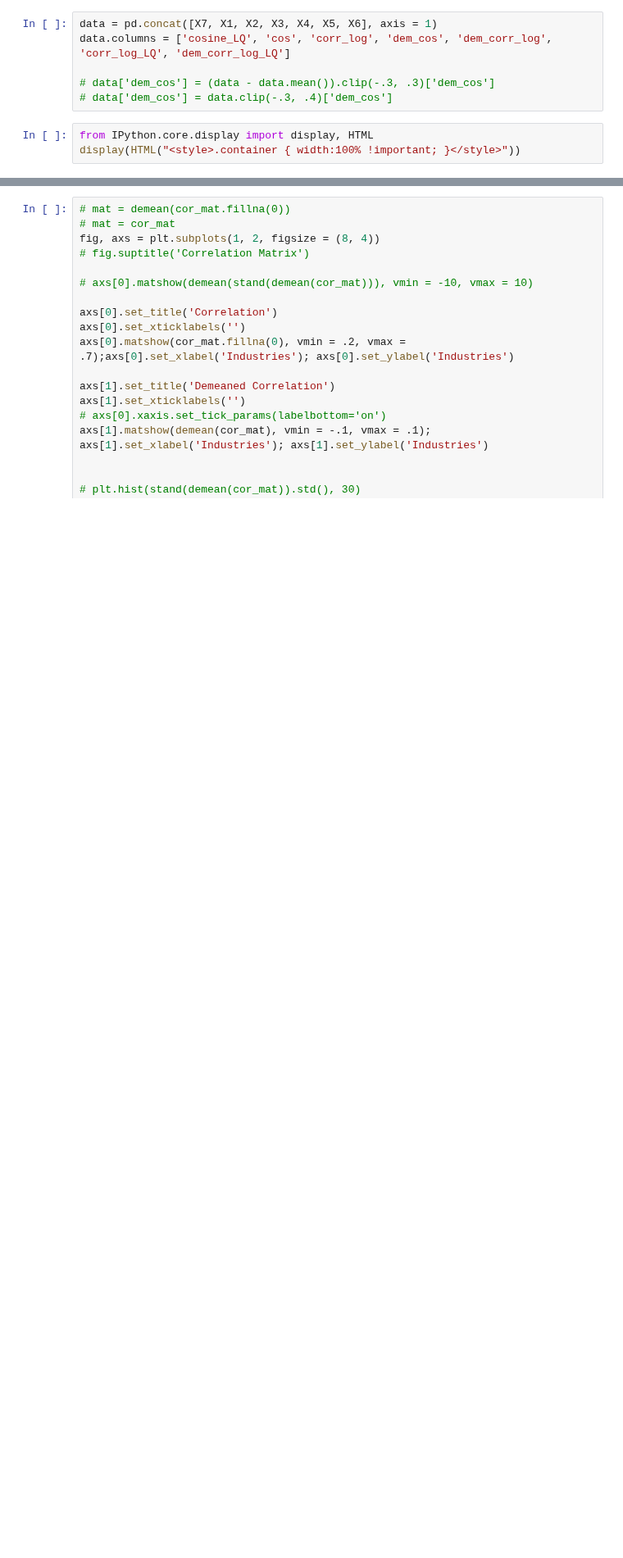
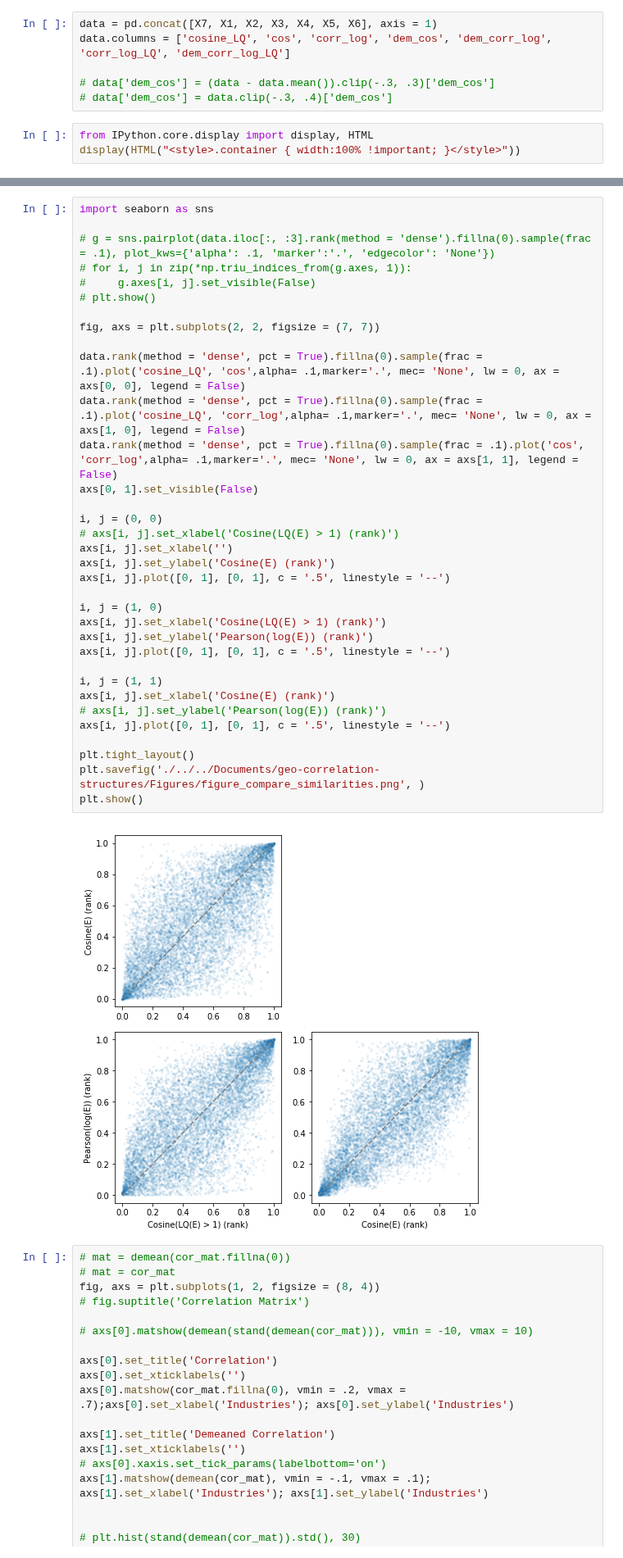
Before and after one commit to matuteiglesias/geo-correlation-structures, a Jupyter notebook: USA industries - Analysis - Cosine vs Pearson, etc.ipynb, the cells around one changed output, grey strips where cells are left out. Shown at 82% size. Cells and saved outputs as stored; diff of their text form; blank space fills up the shorter version.

Commit message:
Added user created data

```diff
--- a/USA industries - Analysis - Cosine vs Pearson, etc.ipynb
+++ b/USA industries - Analysis - Cosine vs Pearson, etc.ipynb
@@ -109,3 +101,39 @@ plt.show()
+# %%
+import seaborn as sns
+
+# g = sns.pairplot(data.iloc[:, :3].rank(method = 'dense').fillna(0).sample(frac = .1), plot_kws={'alpha': .1, 'marker':'.', 'edgecolor': 'None'})
+# for i, j in zip(*np.triu_indices_from(g.axes, 1)):
+#     g.axes[i, j].set_visible(False)
+# plt.show()
+
+fig, axs = plt.subplots(2, 2, figsize = (7, 7))
+
+data.rank(method = 'dense', pct = True).fillna(0).sample(frac = .1).plot('cosine_LQ', 'cos',alpha= .1,marker='.', mec= 'None', lw = 0, ax = axs[0, 0], legend = False)
+data.rank(method = 'dense', pct = True).fillna(0).sample(frac = .1).plot('cosine_LQ', 'corr_log',alpha= .1,marker='.', mec= 'None', lw = 0, ax = axs[1, 0], legend = False)
+data.rank(method = 'dense', pct = True).fillna(0).sample(frac = .1).plot('cos', 'corr_log',alpha= .1,marker='.', mec= 'None', lw = 0, ax = axs[1, 1], legend = False)
+axs[0, 1].set_visible(False)
+
+i, j = (0, 0)
+# axs[i, j].set_xlabel('Cosine(LQ(E) > 1) (rank)')
+axs[i, j].set_xlabel('')
+axs[i, j].set_ylabel('Cosine(E) (rank)')
+axs[i, j].plot([0, 1], [0, 1], c = '.5', linestyle = '--')
+
+i, j = (1, 0)
+axs[i, j].set_xlabel('Cosine(LQ(E) > 1) (rank)')
+axs[i, j].set_ylabel('Pearson(log(E)) (rank)')
+axs[i, j].plot([0, 1], [0, 1], c = '.5', linestyle = '--')
+
+i, j = (1, 1)
+axs[i, j].set_xlabel('Cosine(E) (rank)')
+# axs[i, j].set_ylabel('Pearson(log(E)) (rank)')
+axs[i, j].plot([0, 1], [0, 1], c = '.5', linestyle = '--')
+
+plt.tight_layout()
+plt.savefig('./../../Documents/geo-correlation-structures/Figures/figure_compare_similarities.png', )
+plt.show()
+# %% [output]
+[figure, added]
 # %%
 # mat = demean(cor_mat.fillna(0))
 # mat = cor_mat
```
Also changed, not shown: parts of 1 cell of this notebook, 8 other files.
